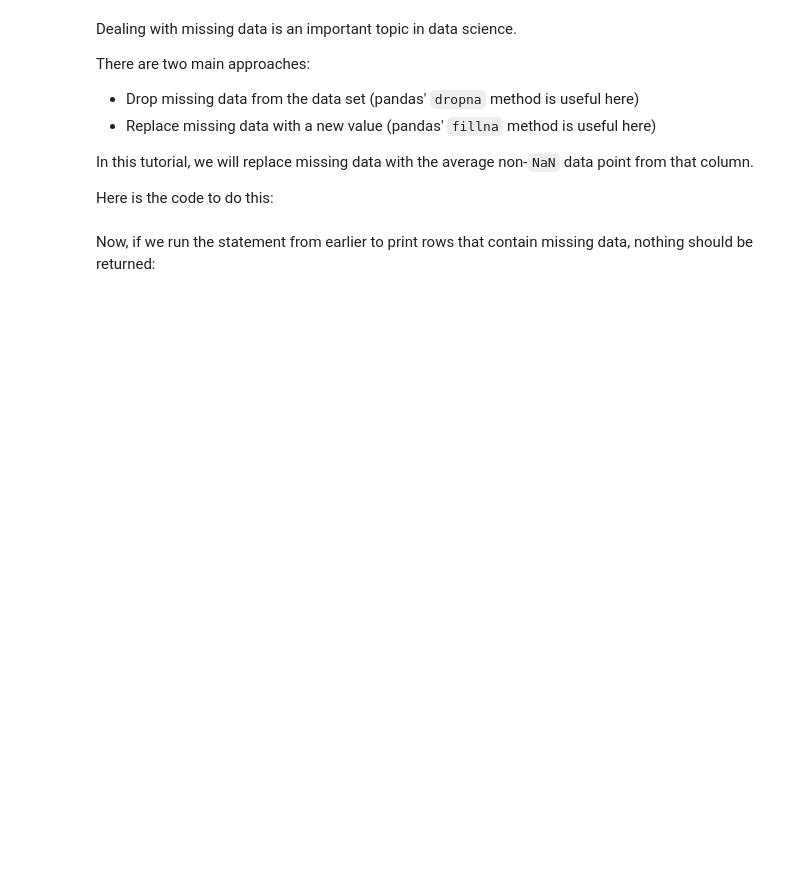
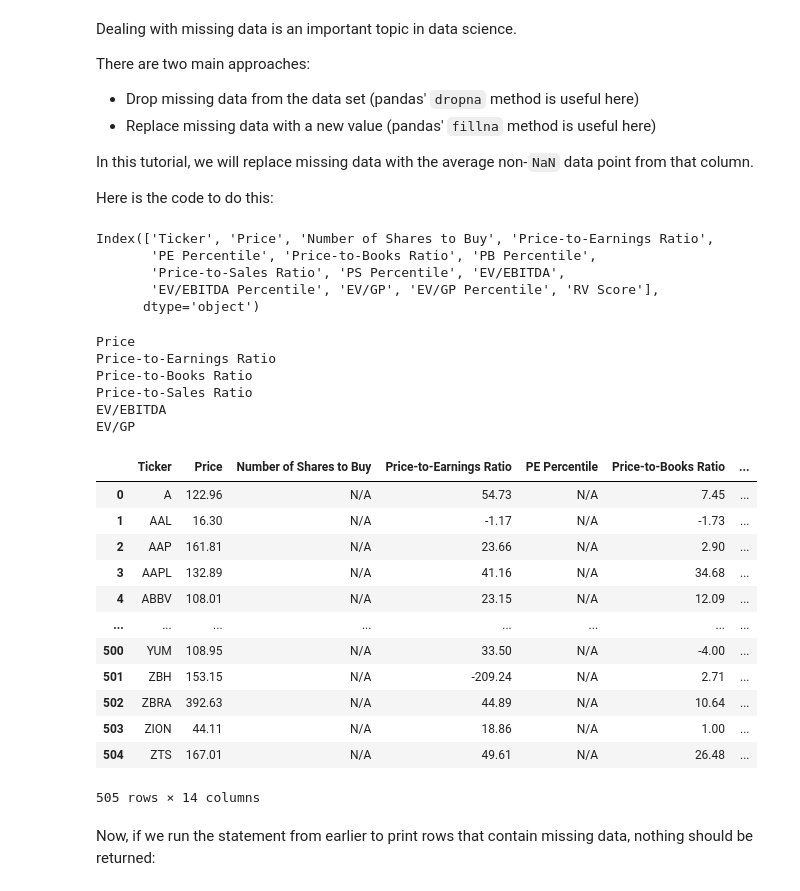
Before and after one commit to nickmccullum/algorithmic-trading-python, a Jupyter notebook: starter_files/003_quantitative_value_strategy.ipynb, the cells around one changed output. Saved outputs shown, nothing was run; the diff lists cells and outputs as text; code cells hidden in the pictures; blank space fills up the shorter version.

```diff
--- a/starter_files/003_quantitative_value_strategy.ipynb
+++ b/starter_files/003_quantitative_value_strategy.ipynb
@@ -9,3 +16,6 @@ The first thing we need to do is import the open-source software libraries that
 # %% [markdown]
 ## Importing Our List of Stocks & API Token
 As before, we'll need to import our list of stocks and our API token before proceeding. Make sure the .csv file is still in your working directory and import it with the following command:
+# %%
+stocks = pd.read_csv("sp_500_stocks.csv")
+stocks
@@ -35,0 +43,6 @@ We'll start by building a simple value screener that ranks securities based on a
+# %%
+symbol = 'aapl'
+api_url = f'https://sandbox.iexapis.com/stable/stock/{symbol}/quote?token={IEX_CLOUD_API_TOKEN}'
+
+data = requests.get(api_url).json()
+print(data)
@@ -173,0 +256,20 @@ Some of these metrics aren't provided directly by the IEX Cloud API, and must be
+# %%
+rv_columns = [
+    'Ticker',
+    'Price',
+    'Number of Shares to Buy',
+    'Price-to-Earnings Ratio',
+    'PE Percentile',
+    'Price-to-Books Ratio',
+    'PB Percentile',
+    'Price-to-Sales Ratio',
+    'PS Percentile',
+    'EV/EBITDA',
+    'EV/EBITDA Percentile',
+    'EV/GP',
+    'EV/GP Percentile',
+    'RV Score'
+]
+
+rv_dataframe = pd.DataFrame(columns=rv_columns)
+rv_dataframe
@@ -227,5 +366,38 @@ There are two main approaches:
 In this tutorial, we will replace missing data with the average non-`NaN` data point from that column.
 
 Here is the code to do this:
+# %%
+rv_dataframe.columns
+# %% [output]
+Index(['Ticker', 'Price', 'Number of Shares to Buy', 'Price-to-Earnings Ratio',
+       'PE Percentile', 'Price-to-Books Ratio', 'PB Percentile',
+       'Price-to-Sales Ratio', 'PS Percentile', 'EV/EBITDA',
+       'EV/EBITDA Percentile', 'EV/GP', 'EV/GP Percentile', 'RV Score'],
+      dtype='object')
+# %%
+for column in [ 'Price', 'Price-to-Earnings Ratio', 'Price-to-Books Ratio', 'Price-to-Sales Ratio', 'EV/EBITDA', 'EV/GP']:
+    print(column)
+    rv_dataframe[column].fillna(rv_dataframe[column].mean(), inplace=True)
+rv_dataframe
+# %% [output]
+Price
+Price-to-Earnings Ratio
+Price-to-Books Ratio
+Price-to-Sales Ratio
+EV/EBITDA
+EV/GP
+|  | Ticker | Price | Number of Shares to Buy | Price-to-Earnings Ratio | PE Percentile | Price-to-Books Ratio | ... |
+| 0 | A | 122.96 | N/A | 54.73 | N/A | 7.45 | ... |
+| 1 | AAL | 16.30 | N/A | -1.17 | N/A | -1.73 | ... |
+| 2 | AAP | 161.81 | N/A | 23.66 | N/A | 2.90 | ... |
+| 3 | AAPL | 132.89 | N/A | 41.16 | N/A | 34.68 | ... |
+| 4 | ABBV | 108.01 | N/A | 23.15 | N/A | 12.09 | ... |
+| ... | ... | ... | ... | ... | ... | ... | ... |
+| 500 | YUM | 108.95 | N/A | 33.50 | N/A | -4.00 | ... |
+| 501 | ZBH | 153.15 | N/A | -209.24 | N/A | 2.71 | ... |
+| 502 | ZBRA | 392.63 | N/A | 44.89 | N/A | 10.64 | ... |
+| 503 | ZION | 44.11 | N/A | 18.86 | N/A | 1.00 | ... |
+| 504 | ZTS | 167.01 | N/A | 49.61 | N/A | 26.48 | ... |
+505 rows × 14 columns
 # %% [markdown]
 Now, if we run the statement from earlier to print rows that contain missing data, nothing should be returned:
```
Also changed, not shown: parts of 40 cells of this notebook, 2 other files.
